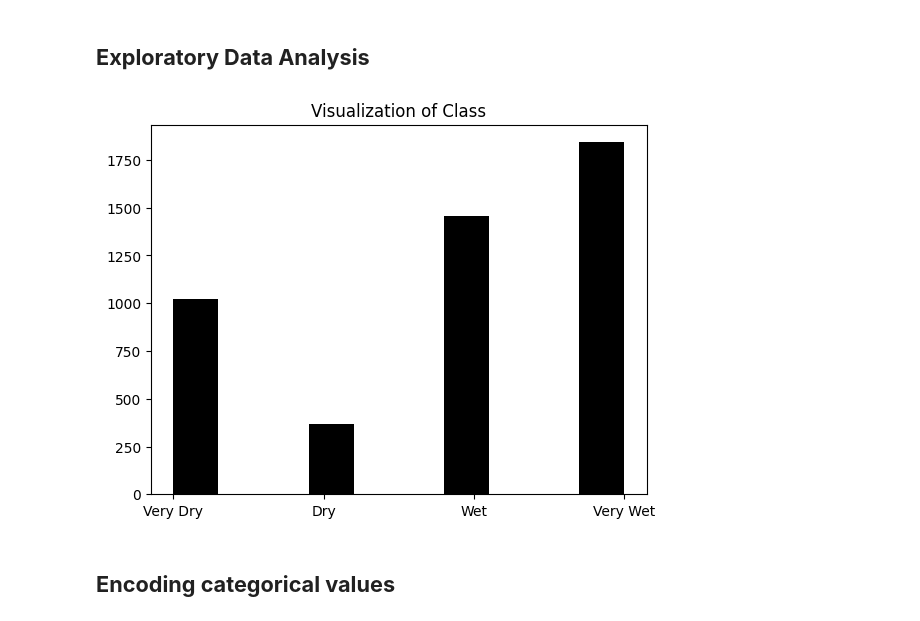
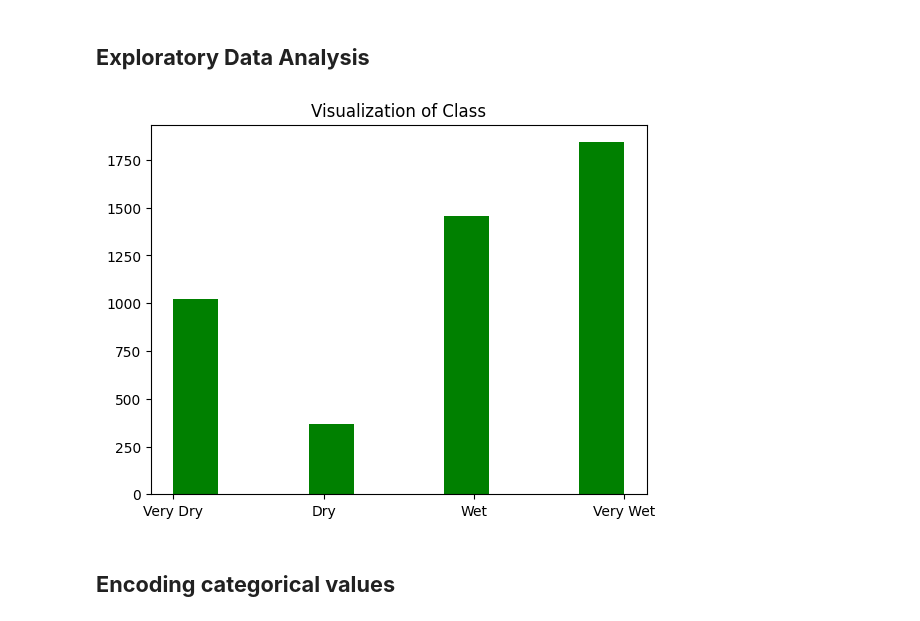
Before and after one commit to felixkwasisarpong/IotProject, a Jupyter notebook: IOT ML Code (1) (2).ipynb, the cells around one changed output. Drawn from its saved outputs; the diff is of its cells as text; code cells hidden in the pictures.

```diff
--- a/IOT ML Code (1) (2).ipynb
+++ b/IOT ML Code (1) (2).ipynb
@@ -182,11 +191,11 @@ dtype: int64
 # %%
 #Visualizing the class column as a histogram
 
-plt.hist(df['class'], color="black")
+plt.hist(df['class'], color="green")
 plt.title("Visualization of Class")
 plt.show()
 # %% [output]
-[figure, old version]
+[figure, new version]
 # %% [markdown]
 ## **Encoding categorical values**
 # %%
```
Also changed, not shown: parts of 29 cells of this notebook.
